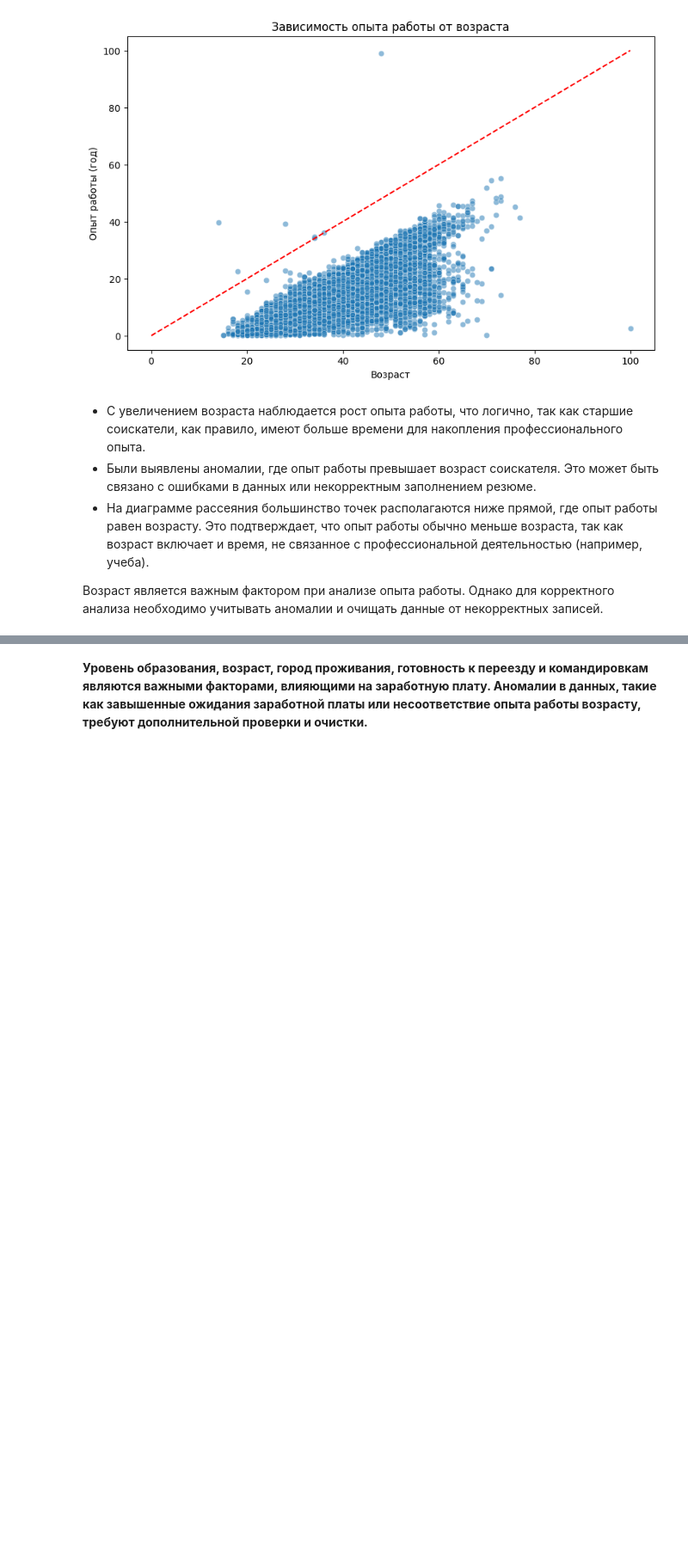
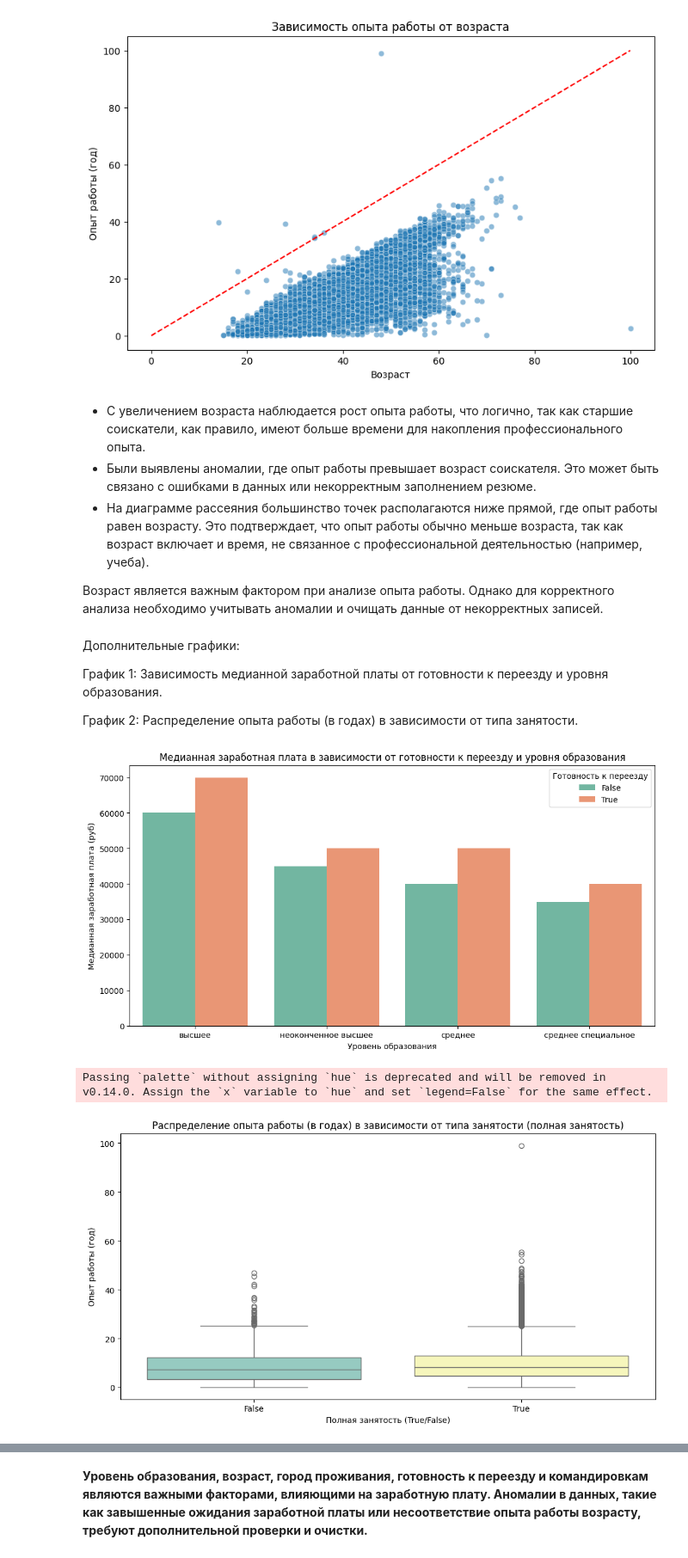
Before and after one commit to maksmick/SF, a Jupyter notebook: Project_1/Project-1_MT.ipynb, the cells around one changed output, grey strips where cells are left out. Shown at 86% size. Saved outputs shown, nothing was run; the diff lists cells and outputs as text; code cells hidden in the pictures; blank space fills up the shorter version.

Commit message:
add heatmapgraf& update project1 file

```diff
--- a/Project_1/Project-1_MT.ipynb
+++ b/Project_1/Project-1_MT.ipynb
@@ -850,3 +851,32 @@ plt.show()
 - На диаграмме рассеяния большинство точек располагаются ниже прямой, где опыт работы равен возрасту. Это подтверждает, что опыт работы обычно меньше возраста, так как возраст включает и время, не связанное с профессиональной деятельностью (например, учеба).
 
 Возраст является важным фактором при анализе опыта работы. Однако для корректного анализа необходимо учитывать аномалии и очищать данные от некорректных записей.
+# %% [markdown]
+Дополнительные графики:
+
+График 1: Зависимость медианной заработной платы от готовности к переезду и уровня образования.
+
+График 2: Распределение опыта работы (в годах) в зависимости от типа занятости.
+# %%
+# График 1: Зависимость медианной заработной платы от готовности к переезду и уровня образования
+median_salary_by_relocation_education = data_hh.groupby(['Готовность к переезду', 'Образование'])['ЗП (руб)'].median().reset_index()
+
+plt.figure(figsize=(12, 6))
+sns.barplot(data=median_salary_by_relocation_education, x='Образование', y='ЗП (руб)', hue='Готовность к переезду', palette='Set2')
+plt.title('Медианная заработная плата в зависимости от готовности к переезду и уровня образования')
+plt.xlabel('Уровень образования')
+plt.ylabel('Медианная заработная плата (руб)')
+plt.legend(title='Готовность к переезду')
+plt.show()
+
+# График 2: Распределение опыта работы (в годах) в зависимости от типа занятости
+plt.figure(figsize=(12, 6))
+sns.boxplot(data=scatter_data, x='полная занятость', y='Опыт работы (год)', palette='Set3')
+plt.title('Распределение опыта работы (в годах) в зависимости от типа занятости (полная занятость)')
+plt.xlabel('Полная занятость (True/False)')
+plt.ylabel('Опыт работы (год)')
+plt.show()
+# %% [output]
+[figure, added]
+Passing `palette` without assigning `hue` is deprecated and will be removed in v0.14.0. Assign the `x` variable to `hue` and set `legend=False` for the same effect.
+[figure, added]
```
Also changed, not shown: parts of 4 cells of this notebook, 1 other file.
